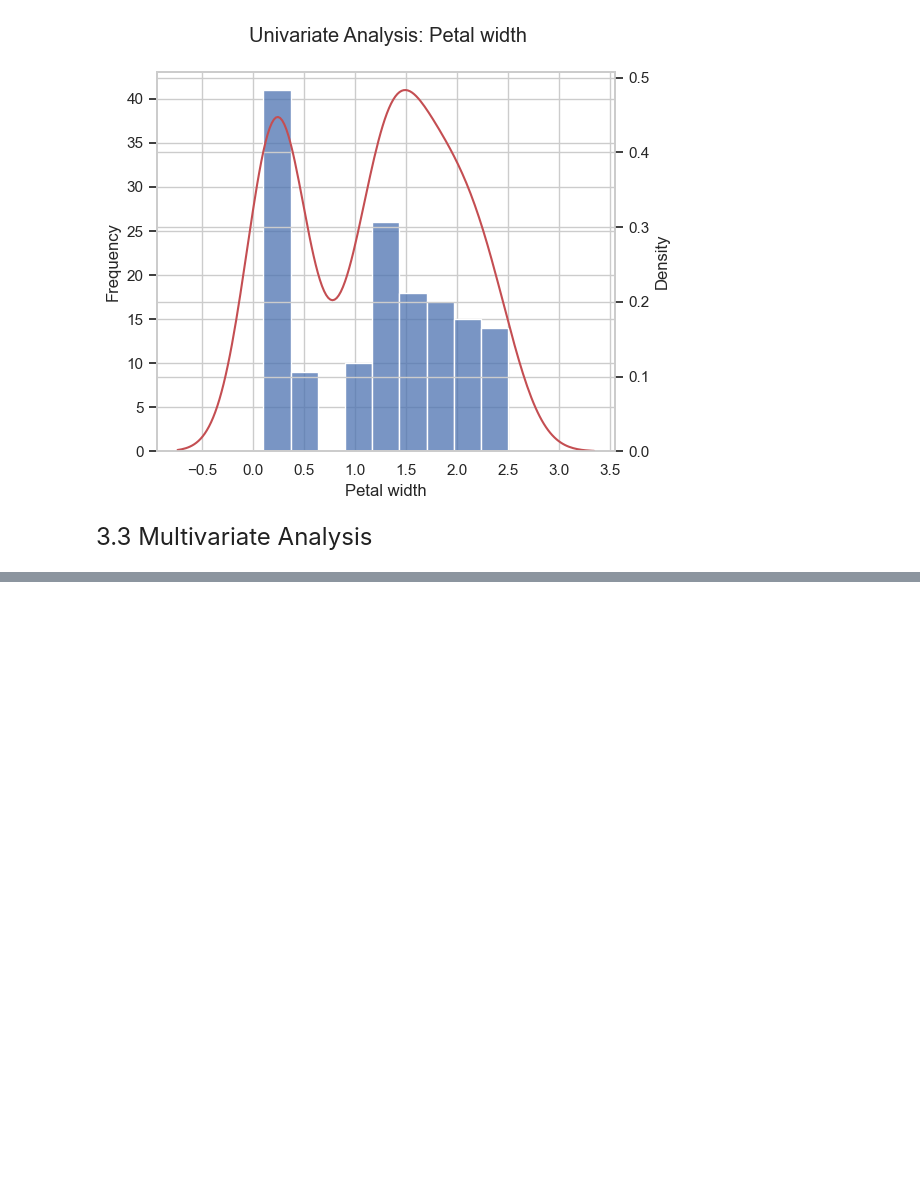
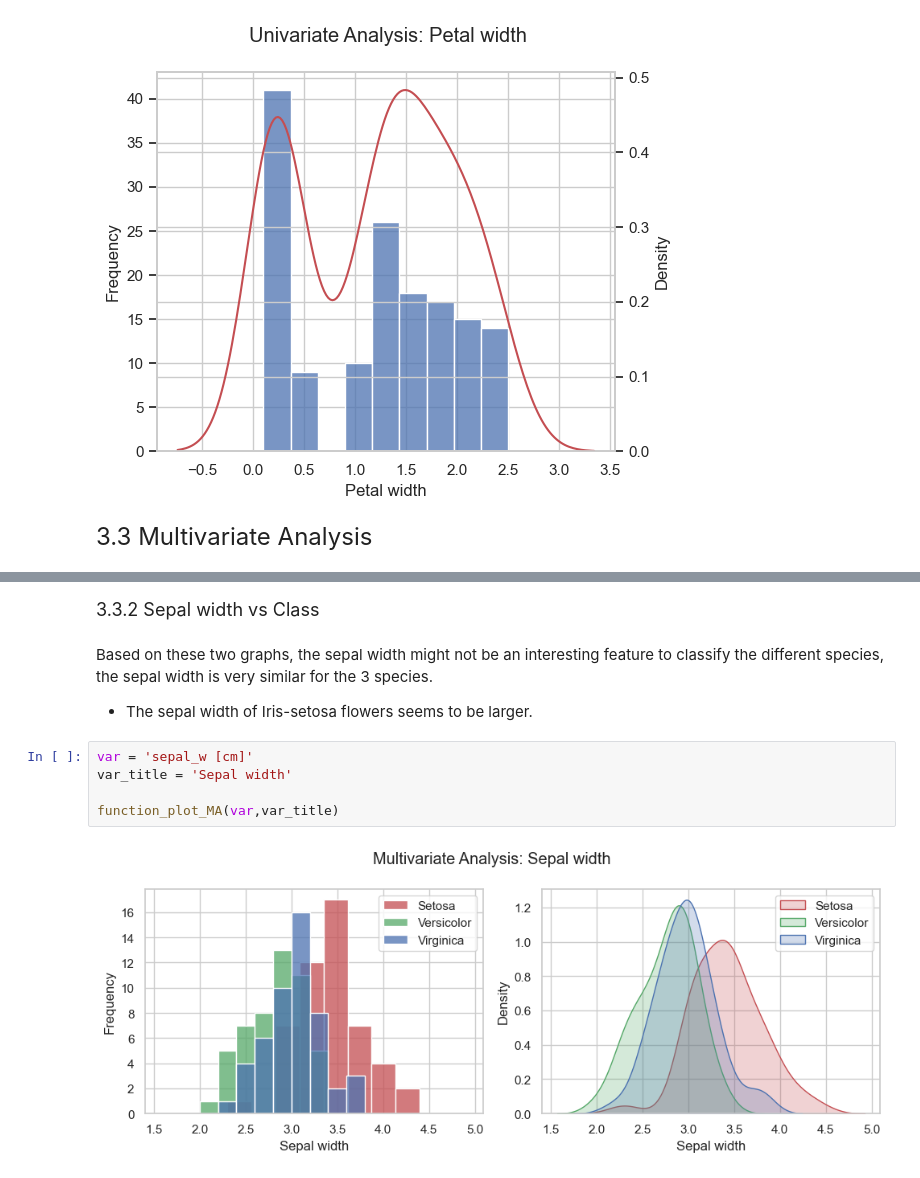
Before and after one commit to Meytacro/Iris-dataset-technical-test, a Jupyter notebook: scripts/main.ipynb, the cells around one changed output, grey strips where cells are left out. Saved outputs shown, nothing was run; the diff lists cells and outputs as text; blank space fills up the shorter version.

```diff
--- a/scripts/main.ipynb
+++ b/scripts/main.ipynb
@@ -256,0 +303,13 @@ function_plot_UA(var,var_title)
+# %% [markdown]
+<font size="4">3.3.2 Sepal width vs Class</font>
+# %% [markdown]
+Based on these two graphs, the sepal width might not be an interesting feature to classify the different species, the sepal width is very similar for the 3 species.
+
+- The sepal width of Iris-setosa flowers seems to be larger.
+# %%
+var = 'sepal_w [cm]'
+var_title = 'Sepal width'
+
+function_plot_MA(var,var_title)
+# %% [output]
+[figure, added]
```
Also changed, not shown: parts of 32 cells of this notebook.
